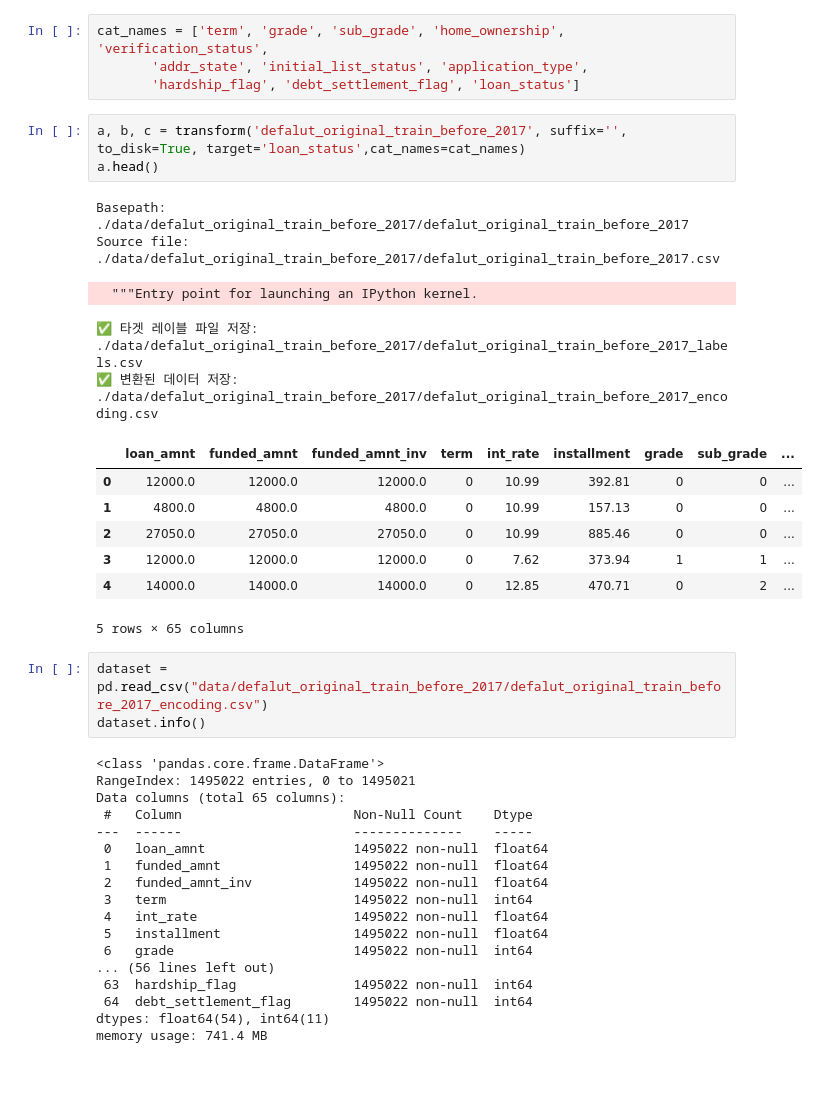
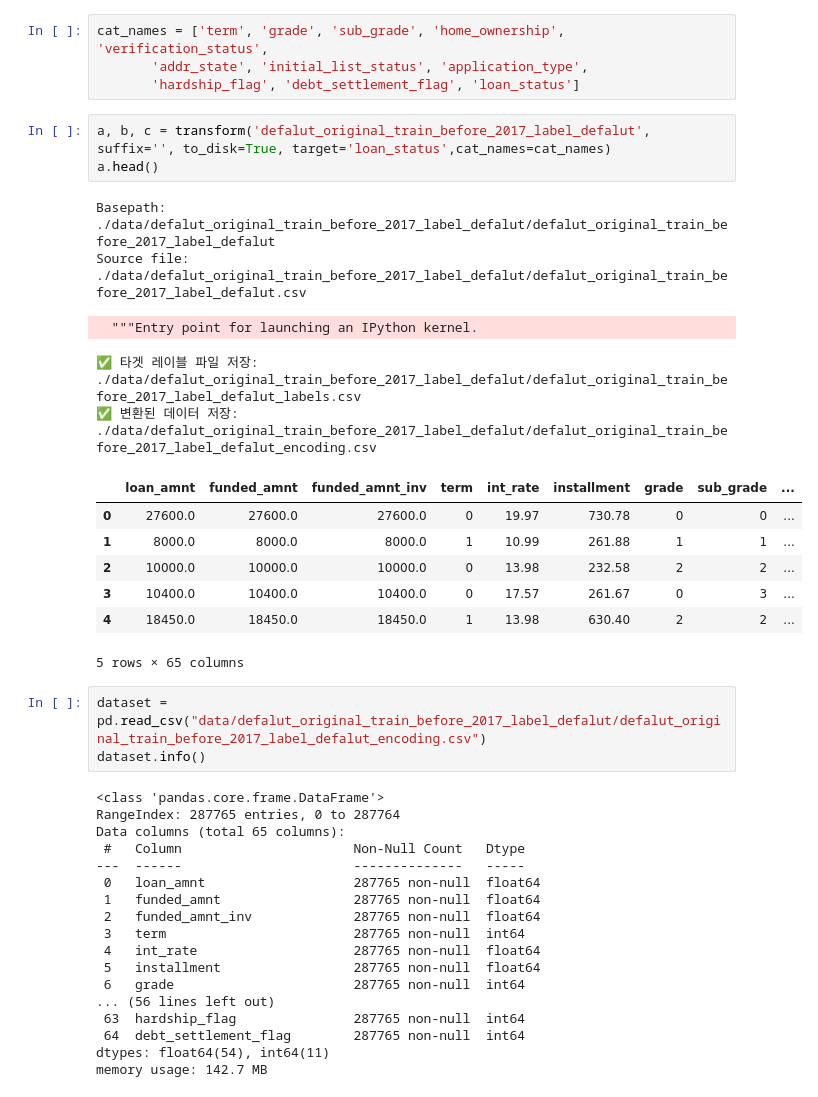
Before and after one commit to Seungminin/Data_Analysis_lending-club, a Jupyter notebook: tablegan/preprocess_data.ipynb, the cells around one changed output. Cells and saved outputs as stored; diff of their text form.

Commit message:
Apply before 2017 traindataset for label default

```diff
--- a/tablegan/preprocess_data.ipynb
+++ b/tablegan/preprocess_data.ipynb
@@ -100,42 +100,42 @@ cat_names = ['term', 'grade', 'sub_grade', 'home_ownership', 'verification_statu
        'addr_state', 'initial_list_status', 'application_type',
        'hardship_flag', 'debt_settlement_flag', 'loan_status']
 # %%
-a, b, c = transform('defalut_original_train_before_2017', suffix='', to_disk=True, target='loan_status',cat_names=cat_names)
+a, b, c = transform('defalut_original_train_before_2017_label_defalut', suffix='', to_disk=True, target='loan_status',cat_names=cat_names)
 a.head()
 # %% [output]
-Basepath: ./data/defalut_original_train_before_2017/defalut_original_train_before_2017
-Source file: ./data/defalut_original_train_before_2017/defalut_original_train_before_2017.csv
+Basepath: ./data/defalut_original_train_before_2017_label_defalut/defalut_original_train_before_2017_label_defalut
+Source file: ./data/defalut_original_train_before_2017_label_defalut/defalut_original_train_before_2017_label_defalut.csv
   """Entry point for launching an IPython kernel.
-✅ 타겟 레이블 파일 저장: ./data/defalut_original_train_before_2017/defalut_original_train_before_2017_labels.csv
-✅ 변환된 데이터 저장: ./data/defalut_original_train_before_2017/defalut_original_train_before_2017_encoding.csv
+✅ 타겟 레이블 파일 저장: ./data/defalut_original_train_before_2017_label_defalut/defalut_original_train_before_2017_label_defalut_labels.csv
+✅ 변환된 데이터 저장: ./data/defalut_original_train_before_2017_label_defalut/defalut_original_train_before_2017_label_defalut_encoding.csv
 |  | loan_amnt | funded_amnt | funded_amnt_inv | term | int_rate | installment | grade | sub_grade | ... |
-| 0 | 12000.0 | 12000.0 | 12000.0 | 0 | 10.99 | 392.81 | 0 | 0 | ... |
-| 1 | 4800.0 | 4800.0 | 4800.0 | 0 | 10.99 | 157.13 | 0 | 0 | ... |
-| 2 | 27050.0 | 27050.0 | 27050.0 | 0 | 10.99 | 885.46 | 0 | 0 | ... |
-| 3 | 12000.0 | 12000.0 | 12000.0 | 0 | 7.62 | 373.94 | 1 | 1 | ... |
-| 4 | 14000.0 | 14000.0 | 14000.0 | 0 | 12.85 | 470.71 | 0 | 2 | ... |
+| 0 | 27600.0 | 27600.0 | 27600.0 | 0 | 19.97 | 730.78 | 0 | 0 | ... |
+| 1 | 8000.0 | 8000.0 | 8000.0 | 1 | 10.99 | 261.88 | 1 | 1 | ... |
+| 2 | 10000.0 | 10000.0 | 10000.0 | 0 | 13.98 | 232.58 | 2 | 2 | ... |
+| 3 | 10400.0 | 10400.0 | 10400.0 | 0 | 17.57 | 261.67 | 0 | 3 | ... |
+| 4 | 18450.0 | 18450.0 | 18450.0 | 1 | 13.98 | 630.40 | 2 | 2 | ... |
 5 rows × 65 columns
 # %%
-dataset = pd.read_csv("data/defalut_original_train_before_2017/defalut_original_train_before_2017_encoding.csv")
+dataset = pd.read_csv("data/defalut_original_train_before_2017_label_defalut/defalut_original_train_before_2017_label_defalut_encoding.csv")
 dataset.info()
 # %% [output]
 <class 'pandas.core.frame.DataFrame'>
-RangeIndex: 1495022 entries, 0 to 1495021
+RangeIndex: 287765 entries, 0 to 287764
 Data columns (total 65 columns):
- #   Column                      Non-Null Count    Dtype
----  ------                      --------------    -----
- 0   loan_amnt                   1495022 non-null  float64
- 1   funded_amnt                 1495022 non-null  float64
- 2   funded_amnt_inv             1495022 non-null  float64
- 3   term                        1495022 non-null  int64
- 4   int_rate                    1495022 non-null  float64
- 5   installment                 1495022 non-null  float64
- 6   grade                       1495022 non-null  int64
+ #   Column                      Non-Null Count   Dtype
+---  ------                      --------------   -----
+ 0   loan_amnt                   287765 non-null  float64
+ 1   funded_amnt                 287765 non-null  float64
+ 2   funded_amnt_inv             287765 non-null  float64
+ 3   term                        287765 non-null  int64
+ 4   int_rate                    287765 non-null  float64
+ 5   installment                 287765 non-null  float64
+ 6   grade                       287765 non-null  int64
 ... (56 lines left out)
- 63  hardship_flag               1495022 non-null  int64
- 64  debt_settlement_flag        1495022 non-null  int64
+ 63  hardship_flag               287765 non-null  int64
+ 64  debt_settlement_flag        287765 non-null  int64
 dtypes: float64(54), int64(11)
-memory usage: 741.4 MB
+memory usage: 142.7 MB
 # %%
 for col in dataset.columns:
     print(col, "\n", dataset[col].unique(),'\n')
```
Also changed, not shown: parts of 1 cell of this notebook, 1 other file.
